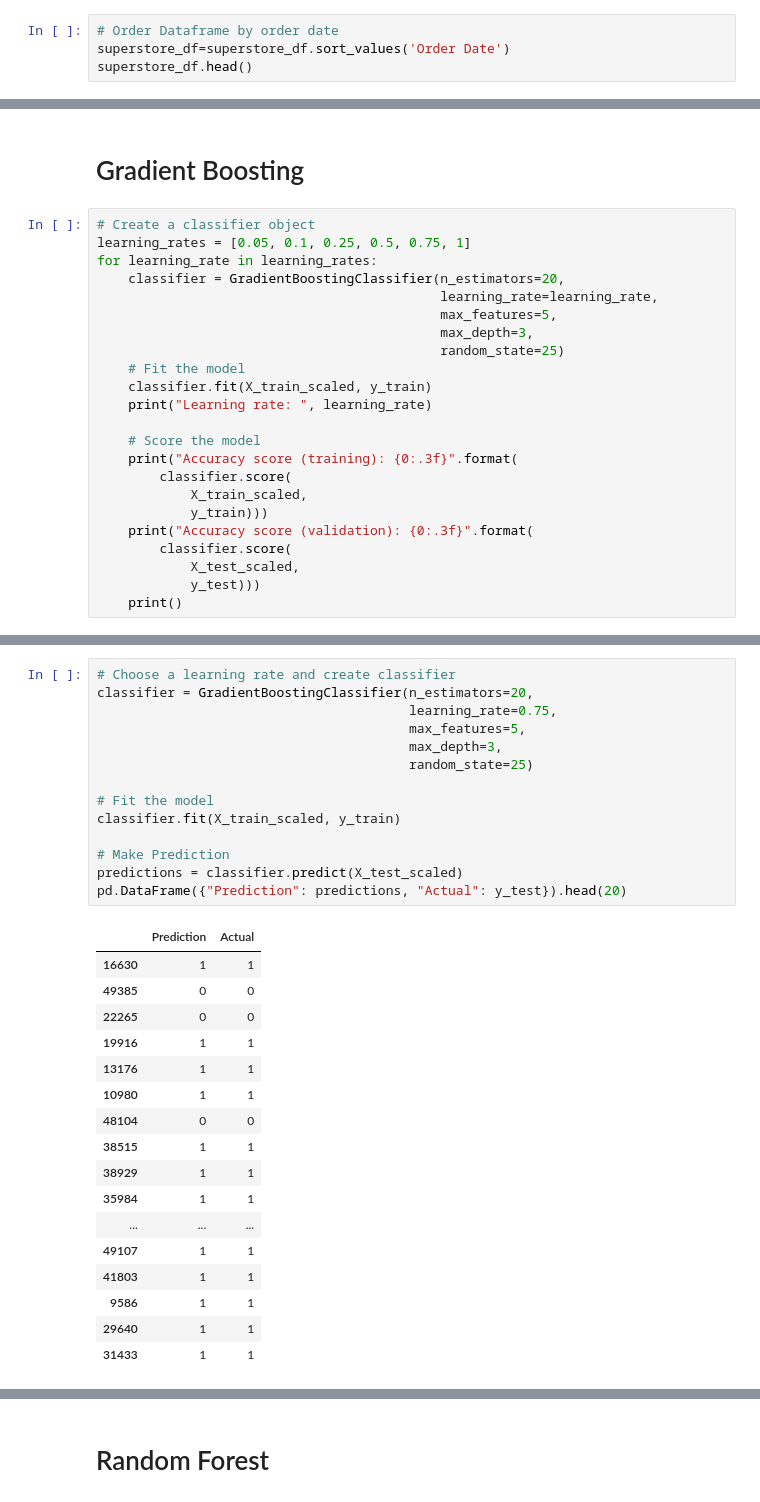
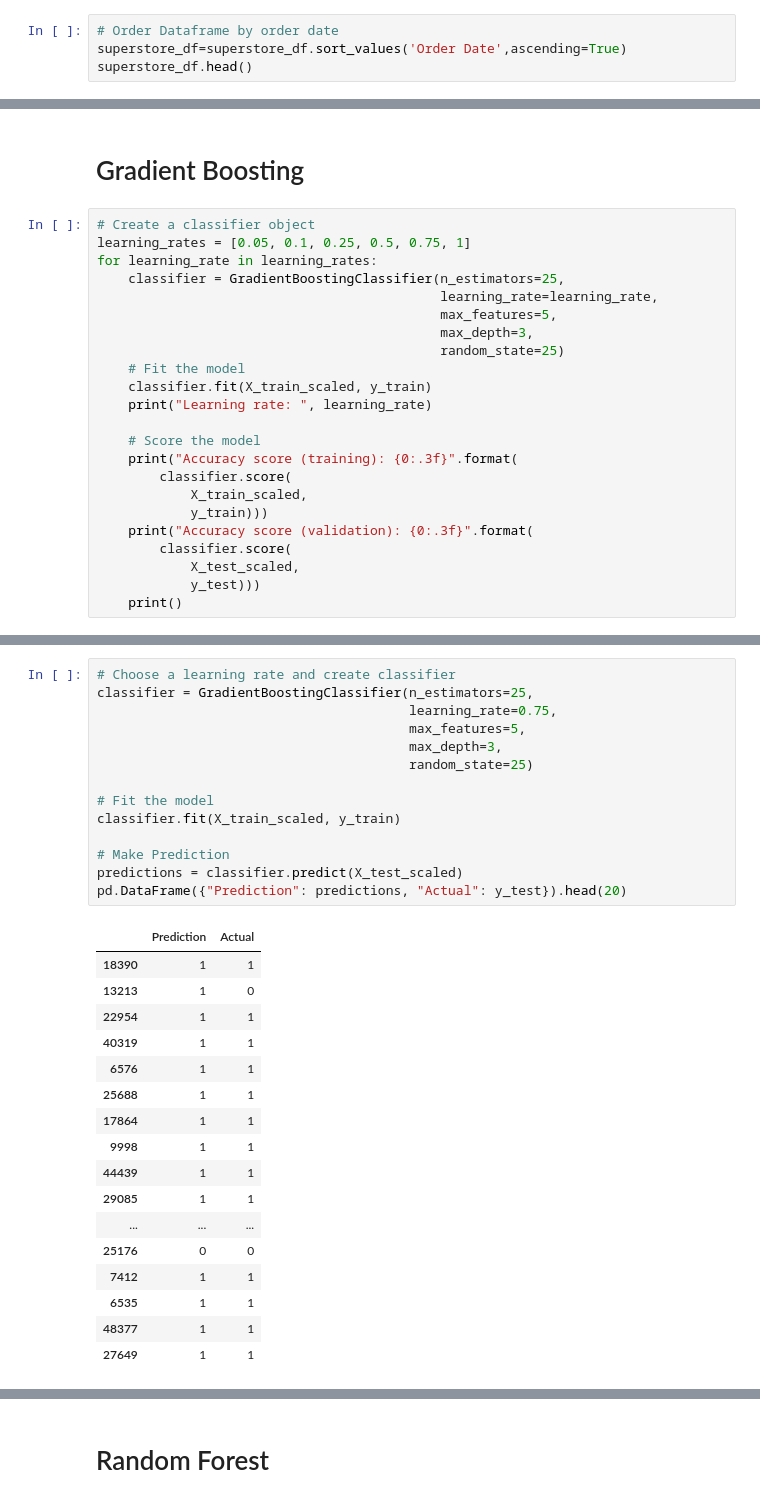
Before and after one commit to GaboRenovation/Bootcamp_final, a Jupyter notebook: Superstore_ML_Model.ipynb, the cells around one changed output, grey strips where cells are left out. Saved outputs shown, nothing was run; the diff lists cells and outputs as text.

```diff
--- a/Superstore_ML_Model.ipynb
+++ b/Superstore_ML_Model.ipynb
@@ -141,7 +141,7 @@ superstore_df
 51290 rows × 27 columns
 # %%
 # Order Dataframe by order date
-superstore_df=superstore_df.sort_values('Order Date')
+superstore_df=superstore_df.sort_values('Order Date',ascending=True)
 superstore_df.head()
 # %% [output]
 |  | Row ID | Order ID | Order Date | Ship Date | Ship Mode | Customer ID | Customer Name | Segment | City | ... |
@@ -347,7 +397,7 @@ X_test_scaled = X_scaler.transform(X_test)
 # Create a classifier object
 learning_rates = [0.05, 0.1, 0.25, 0.5, 0.75, 1]
 for learning_rate in learning_rates:
-    classifier = GradientBoostingClassifier(n_estimators=20,
+    classifier = GradientBoostingClassifier(n_estimators=25,
                                             learning_rate=learning_rate,
                                             max_features=5,
                                             max_depth=3,
@@ -387,35 +437,35 @@ Accuracy score (validation): 0.918
 # %%
 # Choose a learning rate and create classifier
-classifier = GradientBoostingClassifier(n_estimators=20,
+classifier = GradientBoostingClassifier(n_estimators=25,
                                         learning_rate=0.75,
                                         max_features=5,
                                         max_depth=3,
                                         random_state=25)
 
 # Fit the model
 classifier.fit(X_train_scaled, y_train)
 
 # Make Prediction
 predictions = classifier.predict(X_test_scaled)
 pd.DataFrame({"Prediction": predictions, "Actual": y_test}).head(20)
 # %% [output]
 |  | Prediction | Actual |
-| 16630 | 1 | 1 |
-| 49385 | 0 | 0 |
-| 22265 | 0 | 0 |
-| 19916 | 1 | 1 |
-| 13176 | 1 | 1 |
-| 10980 | 1 | 1 |
-| 48104 | 0 | 0 |
-| 38515 | 1 | 1 |
-| 38929 | 1 | 1 |
-| 35984 | 1 | 1 |
+| 18390 | 1 | 1 |
+| 13213 | 1 | 0 |
+| 22954 | 1 | 1 |
+| 40319 | 1 | 1 |
+| 6576 | 1 | 1 |
+| 25688 | 1 | 1 |
+| 17864 | 1 | 1 |
+| 9998 | 1 | 1 |
+| 44439 | 1 | 1 |
+| 29085 | 1 | 1 |
 | ... | ... | ... |
-| 49107 | 1 | 1 |
-| 41803 | 1 | 1 |
-| 9586 | 1 | 1 |
-| 29640 | 1 | 1 |
-| 31433 | 1 | 1 |
+| 25176 | 0 | 0 |
+| 7412 | 1 | 1 |
+| 6535 | 1 | 1 |
+| 48377 | 1 | 1 |
+| 27649 | 1 | 1 |
 # %%
 from sklearn.metrics import confusion_matrix
 from sklearn.metrics import accuracy_score
```
Also changed, not shown: parts of 44 cells of this notebook.
